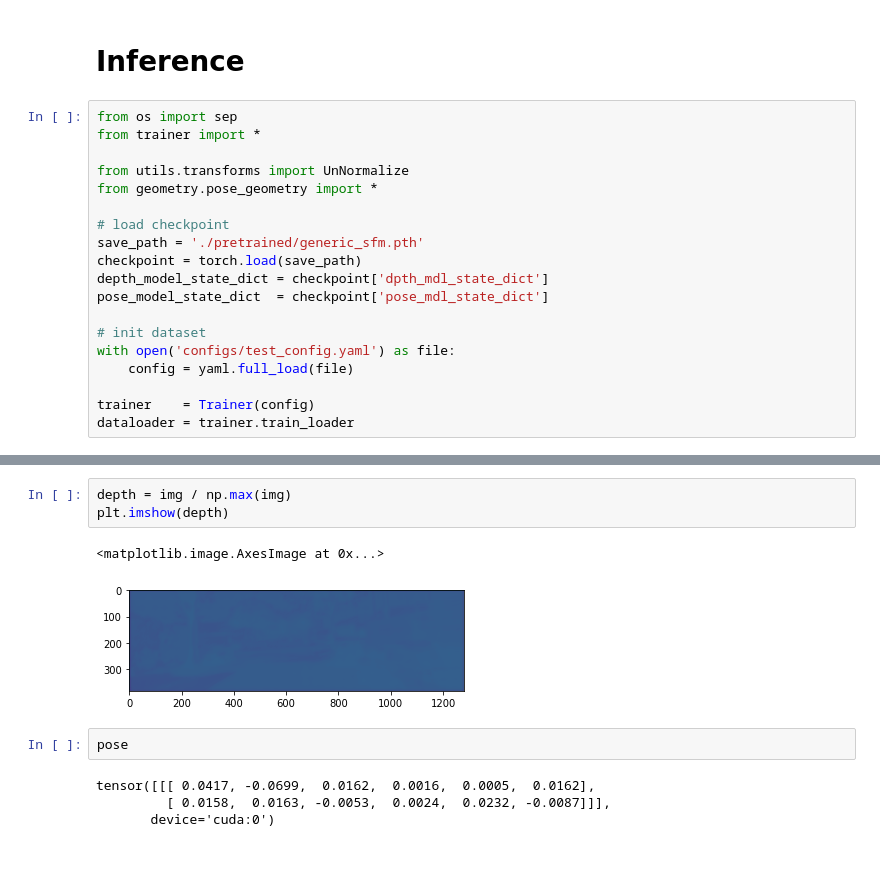
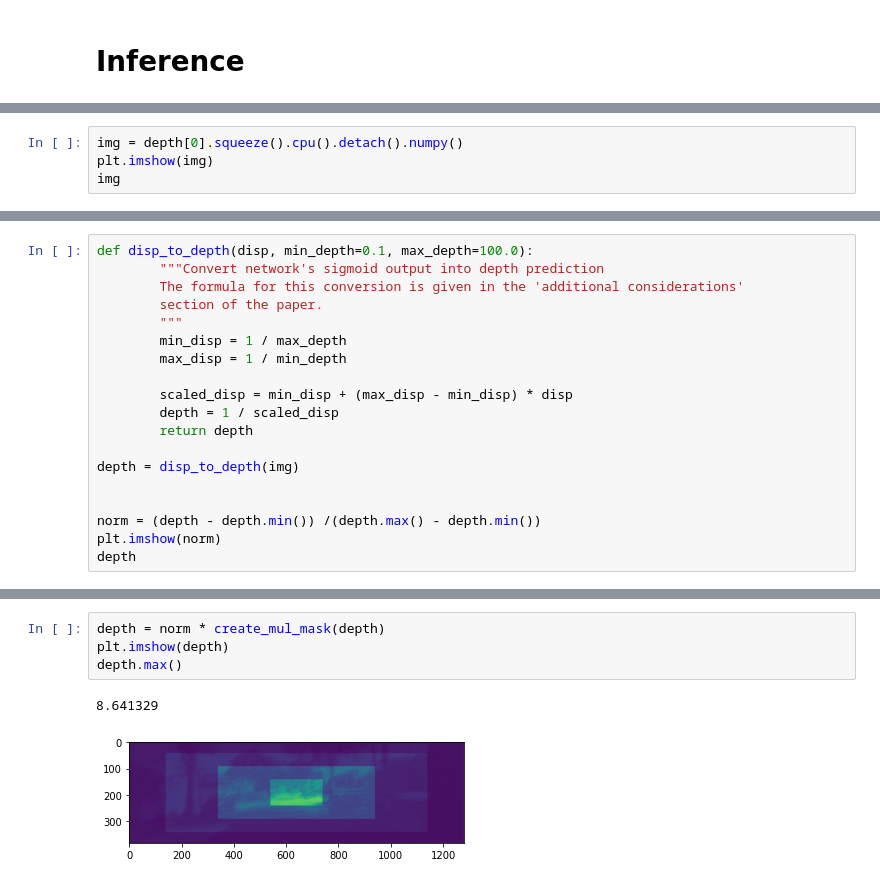
Before and after one commit to Monash-Connected-Autonomous-Vehicle/unsupervised-pseuso-LiDAR, a Jupyter notebook: test.ipynb, the cells around one changed output, grey strips where cells are left out. Cells and saved outputs as stored; diff of their text form; blank space fills up the shorter version.

```diff
--- a/test.ipynb
+++ b/test.ipynb
@@ -158,21 +104,2 @@ axs[2].imshow(plt_tensor(tgt[0]))
 # %% [markdown]
 # Inference
-# %%
-from os import sep
-from trainer import *
-
-from utils.transforms import UnNormalize
-from geometry.pose_geometry import *
-
-# load checkpoint
-save_path = './pretrained/generic_sfm.pth'
-checkpoint = torch.load(save_path)
-depth_model_state_dict = checkpoint['dpth_mdl_state_dict']
-pose_model_state_dict  = checkpoint['pose_mdl_state_dict']
-
-# init dataset
-with open('configs/test_config.yaml') as file:
-    config = yaml.full_load(file)
-
-trainer    = Trainer(config)
-dataloader = trainer.train_loader
@@ -207,0 +149,4 @@ img        = (1/depth[0][0].squeeze()).cpu().detach().numpy()
+# %%
+img = depth[0].squeeze().cpu().detach().numpy()
+plt.imshow(img)
+img
@@ -207,0 +168,19 @@ img        = (1/depth[0][0].squeeze()).cpu().detach().numpy()
+# %%
+def disp_to_depth(disp, min_depth=0.1, max_depth=100.0):
+        """Convert network's sigmoid output into depth prediction
+        The formula for this conversion is given in the 'additional considerations'
+        section of the paper.
+        """
+        min_disp = 1 / max_depth
+        max_disp = 1 / min_depth
+
+        scaled_disp = min_disp + (max_disp - min_disp) * disp
+        depth = 1 / scaled_disp
+        return depth
+
+depth = disp_to_depth(img)
+
+
+norm = (depth - depth.min()) /(depth.max() - depth.min())
+plt.imshow(norm)
+depth
@@ -208,12 +202,7 @@ img        = (1/depth[0][0].squeeze()).cpu().detach().numpy()
 # %%
-depth = img / np.max(img)
+depth = norm * create_mul_mask(depth)
 plt.imshow(depth)
+depth.max()
 # %% [output]
-<matplotlib.image.AxesImage at 0x...>
+8.641329
-[figure, old version]
+[figure, new version]
-# %%
-pose
-# %% [output]
-tensor([[[ 0.0417, -0.0699,  0.0162,  0.0016,  0.0005,  0.0162],
-         [ 0.0158,  0.0163, -0.0053,  0.0024,  0.0232, -0.0087]]],
-       device='cuda:0')
```
Also changed, not shown: parts of 27 cells of this notebook, 7 other files.
